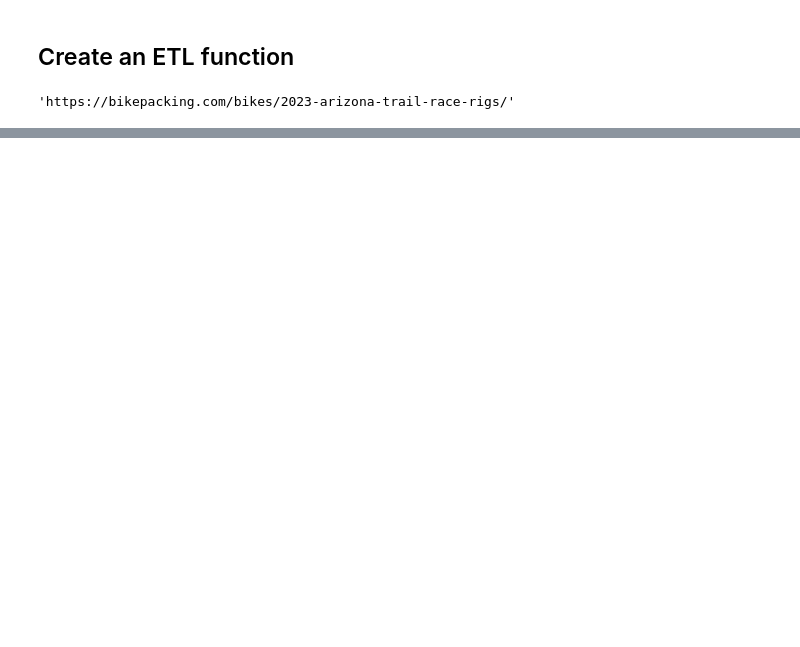
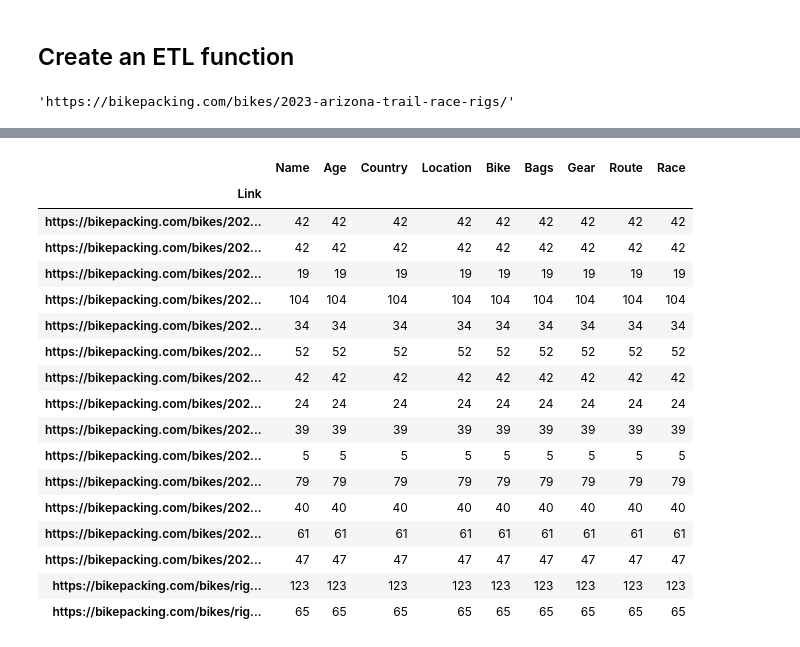
Before and after one commit to edugonzaloalmorox/endurance, a Jupyter notebook: notebooks/exploratory.ipynb, the cells around one changed output, grey strips where cells are left out. Drawn from its saved outputs; the diff is of its cells as text; code cells hidden in the pictures; blank space fills up the shorter version.

```diff
--- a/notebooks/exploratory.ipynb
+++ b/notebooks/exploratory.ipynb
@@ -415,24 +461,13 @@ test_list
 'https://bikepacking.com/bikes/2023-arizona-trail-race-rigs/'
 # %%
 test_list = ['https://bikepacking.com/bikes/2023-silk-road-mountain-race-rigs/', 'https://bikepacking.com/bikes/2023-arizona-trail-race-rigs/']
-# %%
-data_frames_list = []
-for i in range(len(test_list)):
-
-    print(f'Getting info from:', test_list[i])
-
-    url = test_list[i]
-    html_response = asyncio.get_event_loop().run_until_complete(main(url))
-
-    soup = BeautifulSoup(html_response, 'html.parser')
-
-
-# Names riders ---------------------
-    h2_element = soup.find_all('h2')
-    print(len(h2_element))
-    names_riders = []
-    for i in range(len(h2_element)):
-        names_riders.append(h2_element[i].text)
-    print(names_riders)
+# %%
+test_list = ['https://bikepacking.com/bikes/2023-arkansas-high-country-race-rigs/']
+# %%
+
+url = test_list[0]
+html_response = asyncio.get_event_loop().run_until_complete(main(url))
+
+soup = BeautifulSoup(html_response, 'html.parser')
 # %%
 data_frames_list = []
@@ -588,0 +652,27 @@ df_endurance.tail(10)
+# %%
+# Filter out the row for races that contain '2023' in the string of Race
+
+df_2023 = df_endurance[df_endurance['Race'].str.contains('2023')]
+# %%
+# count observations by race
+
+df_2023.groupby('Link').count()
+# %% [output]
+|  | Name | Age | Country | Location | Bike | Bags | Gear | Route | Race |
+| Link |  |  |  |  |  |  |  |  |  |
+| https://bikepacking.com/bikes/202... | 42 | 42 | 42 | 42 | 42 | 42 | 42 | 42 | 42 |
+| https://bikepacking.com/bikes/202... | 42 | 42 | 42 | 42 | 42 | 42 | 42 | 42 | 42 |
+| https://bikepacking.com/bikes/202... | 19 | 19 | 19 | 19 | 19 | 19 | 19 | 19 | 19 |
+| https://bikepacking.com/bikes/202... | 104 | 104 | 104 | 104 | 104 | 104 | 104 | 104 | 104 |
+| https://bikepacking.com/bikes/202... | 34 | 34 | 34 | 34 | 34 | 34 | 34 | 34 | 34 |
+| https://bikepacking.com/bikes/202... | 52 | 52 | 52 | 52 | 52 | 52 | 52 | 52 | 52 |
+| https://bikepacking.com/bikes/202... | 42 | 42 | 42 | 42 | 42 | 42 | 42 | 42 | 42 |
+| https://bikepacking.com/bikes/202... | 24 | 24 | 24 | 24 | 24 | 24 | 24 | 24 | 24 |
+| https://bikepacking.com/bikes/202... | 39 | 39 | 39 | 39 | 39 | 39 | 39 | 39 | 39 |
+| https://bikepacking.com/bikes/202... | 5 | 5 | 5 | 5 | 5 | 5 | 5 | 5 | 5 |
+| https://bikepacking.com/bikes/202... | 79 | 79 | 79 | 79 | 79 | 79 | 79 | 79 | 79 |
+| https://bikepacking.com/bikes/202... | 40 | 40 | 40 | 40 | 40 | 40 | 40 | 40 | 40 |
+| https://bikepacking.com/bikes/202... | 61 | 61 | 61 | 61 | 61 | 61 | 61 | 61 | 61 |
+| https://bikepacking.com/bikes/202... | 47 | 47 | 47 | 47 | 47 | 47 | 47 | 47 | 47 |
+| https://bikepacking.com/bikes/rig... | 123 | 123 | 123 | 123 | 123 | 123 | 123 | 123 | 123 |
+| https://bikepacking.com/bikes/rig... | 65 | 65 | 65 | 65 | 65 | 65 | 65 | 65 | 65 |
```
Also changed, not shown: parts of 22 cells of this notebook.
